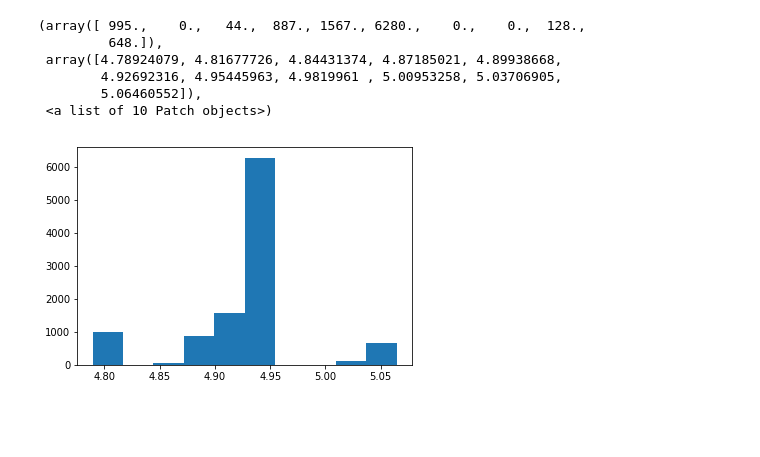
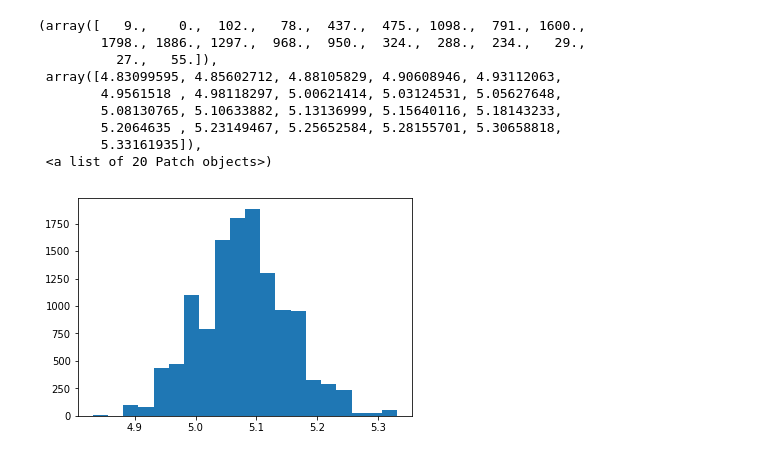
Before and after one commit to fjdu/seminar-pmo-sf, a Jupyter notebook: 2019-01-04-MCMC-qzyan/MCMC_gaussianFitting.ipynb, the cells around one changed output. Cells and saved outputs as stored; diff of their text form; code cells hidden in the pictures; blank space fills up the shorter version.

```diff
--- a/2019-01-04-MCMC-qzyan/MCMC_gaussianFitting.ipynb
+++ b/2019-01-04-MCMC-qzyan/MCMC_gaussianFitting.ipynb
@@ -11,0 +14,5 @@ $$ \log P\left(x|\mu,\sigma \right)= -0.5*\log\left(2\pi\right)-\log\left(\sigma
+# %%
+mu=19
+isigma=5
+# %%
+dataList=np.random.normal(mu,1./isigma,20)
@@ -39,13 +136,11 @@ P0=getlogp(simData,mu0,istd0)
 muList= [mu0]
 istdList=[ istd0]
 
+for i in range(100000):
+    muCand=muList[-1]+np.random.normal(0,0.5)
+    istdCand=istdList[-1]+np.random.normal(0,0.5)
 
-for i in range(20000):
-    muCand=muList[-1]+np.random.normal(0,3)
-
-    istdCand=istdList[-1]+np.random.normal(0,1)
-
-    if istdCand<0: #we only want positive values
+    if istdCand<0 : #we only want positive values
         continue
 
     P1=getlogp(simData,muCand,istdCand)
@@ -55,7 +150,7 @@ for i in range(20000):
     if P1>P0 or P1-P0>np.log(u):
         #accept
         P0=P1
-        print muCand,1./istdCand,i
+        #print muCand,1./istdCand,i
         muList.append(muCand)
         istdList.append(istdCand)
     else:
@@ -63,10 +158,14 @@ for i in range(20000):
         #continue
         muList.append(muList[-1])
         istdList.append(istdList[-1])
-burn_in=1000
+burn_in=3000
 goodMu=np.array(muList[burn_in:])
-istdList=1./np.array(istdList[burn_in:])
+goodstdList=1./np.array(istdList[burn_in:])
 
-print len(muList)
+goodMu=goodMu[::5]
+goodstdList=goodstdList[::5]
+
+
+print len(goodMu)
 print "Done"
 # %% [output]
@@ -91,12 +175,15 @@ Done
 %matplotlib inline
 import matplotlib.pyplot as plt
 # %%
-plt.hist(istdList)
+plt.hist(goodstdList,bins=20)
 # %% [output]
-(array([ 995.,    0.,   44.,  887., 1567., 6280.,    0.,    0.,  128.,
-         648.]),
- array([4.78924079, 4.81677726, 4.84431374, 4.87185021, 4.89938668,
-        4.92692316, 4.95445963, 4.9819961 , 5.00953258, 5.03706905,
-        5.06460552]),
- <a list of 10 Patch objects>)
+(array([   9.,    0.,  102.,   78.,  437.,  475., 1098.,  791., 1600.,
+        1798., 1886., 1297.,  968.,  950.,  324.,  288.,  234.,   29.,
+          27.,   55.]),
+ array([4.83099595, 4.85602712, 4.88105829, 4.90608946, 4.93112063,
+        4.9561518 , 4.98118297, 5.00621414, 5.03124531, 5.05627648,
+        5.08130765, 5.10633882, 5.13136999, 5.15640116, 5.18143233,
+        5.2064635 , 5.23149467, 5.25652584, 5.28155701, 5.30658818,
+        5.33161935]),
+ <a list of 20 Patch objects>)
-[figure, old version]
+[figure, new version]
```
Also changed, not shown: parts of 9 cells of this notebook, 3 other files.
